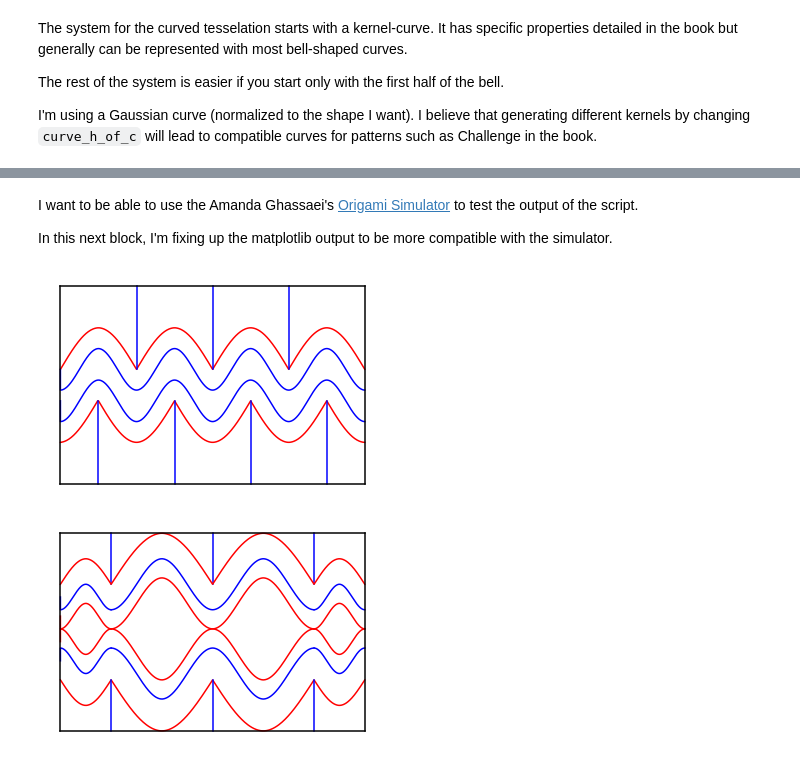
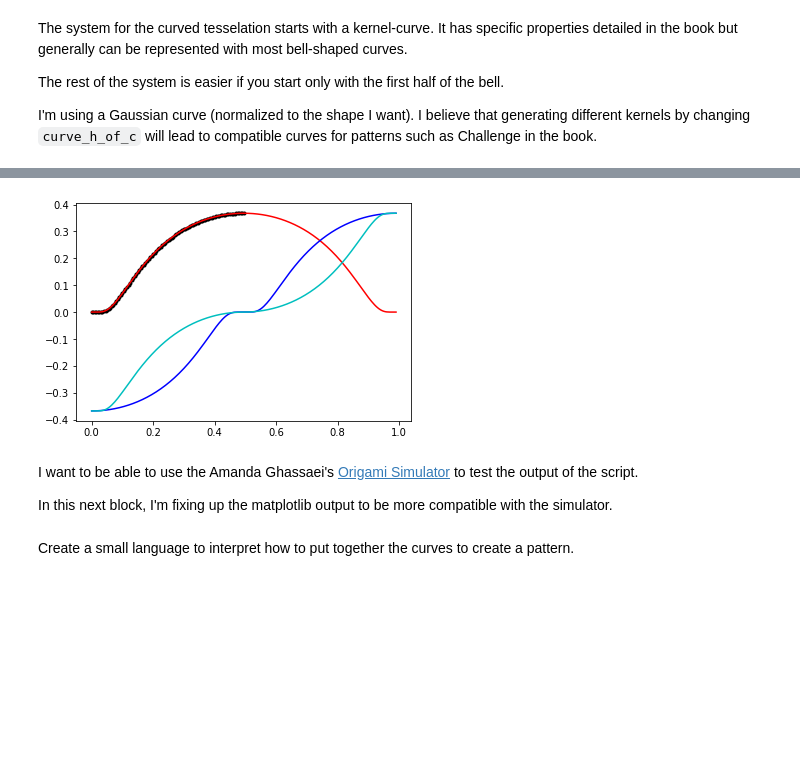
Before and after one commit to eleciawhite/origami, a Jupyter notebook: LukashevaCurved/KateTess.ipynb, the cells around one changed output, grey strips where cells are left out. Drawn from its saved outputs; the diff is of its cells as text; code cells hidden in the pictures; blank space fills up the shorter version.

```diff
--- a/LukashevaCurved/KateTess.ipynb
+++ b/LukashevaCurved/KateTess.ipynb
@@ -102,3 +145,35 @@ print(cvs)
+# %%
+class bump_kernel(curve_kernel):
+  def __init__(self, angle = 30.0, horiz_d = 1.0, curve_h_of_c = 0.66, N=500, std=250):
+    if (angle < 20.0) or (angle > 70.0):
+      print("WARNING: CAB angle {} should be between 20 and 70 degrees".format(angle))
+
+    self.angle = angle;
+    self.horiz_d = horiz_d
+    self.curve_h_of_c = curve_h_of_c
+    self.a = [0,0]
+    self.mid = [horiz_d/2,0]
+    self.c = [horiz_d/2, tan(radians(angle))*horiz_d/2]
+    len = int(floor(N/2))
+
+    curve_x = np.arange(0, horiz_d,horiz_d/N)
+    curve_xsq = 4*curve_x*curve_x
+    curve_y = np.exp(-1.0/(1.0-curve_xsq))
+
+    self.curve = np.array([curve_x[0:len], np.flip(curve_y[0:len])])
+    self.offset = self.curve[0,-1] #+ horiz_d/N
+
+  def __repr__(self):
+    plt.plot(self.curve[0,:], self.curve[1,:])
+    print("Distance a to c: {:2.2}".format(distance.euclidean(self.a, self.c)))
+    return ("Angle {}, d {}, A {}, B {}, C {}".format(self.angle, self.horiz_d,
+                                                    self.a, self.mid, self.c))
+
+bk = bump_kernel(N=200, curve_h_of_c=1.0)
+cvs_bk = curves(bk)
+print(cvs_bk)
+# %% [output]
+[figure, added]
 # %% [markdown]
 I want to be able to use the Amanda Ghassaei's [Origami Simulator](https://origamisimulator.org/) to test the output of the script.
 
@@ -137 +213,3 @@ def fixup_svg(infile):
+# %% [markdown]
+Create a small language to interpret how to put together the curves to create a pattern.
 # %%
@@ -260,38 +405,0 @@ def interpret_tess(name, input, cvs):
-# %%
-name = "testone2"
-
-testone = [
-    "red A2 A2 A2 A2 h0",
-    "blue x2 |4 x2 |4 x2 |4 h0",
-    "blue  B b B b B b B b",
-    "blue  B b B b B b B b h0",
-    "red o U2 U2 U2 U2 h0",
-    "blue  x |-4 x2 |-4 x2 |-4 x2 |-4"
-]
-
-interpret_tess(name,testone, cvs)
-# %% [output]
-[figure, removed]
-# %%
-unevenwaves = [
-    "blue x2 |4 x4 |4 x4 |4 h0",
-    "red A2 A4 A4 A2 h0",
-
-    "blue  x x B2 b2 B2 b2 x x h1",
-    "blue  B b x2 x2 x2 x2 B b h0.5",
-
-    "red  x x B2 b2 B2 b2 x x h1",
-    "red  B b x2 x2 x2 x2 B b h2",
-
-    "red   b B x2 x2 x2 x2 b B h1",
-    "red  x x b2 B2 b2 B2 x x h0.5",
-
-    "blue   b B x2 x2 x2 x2 b B h1",
-    "blue  x x b2 B2 b2 B2 x x h0.5",
-
-    "red U2 U4 U4 U2 h0",
-    "blue x2 |-4 x4 |-4 x4 |-4 h0",
-]
-interpret_tess("unevenwaves",unevenwaves,cvs)
-# %% [output]
-[figure, removed]
```
Also changed, not shown: parts of 24 cells of this notebook.
